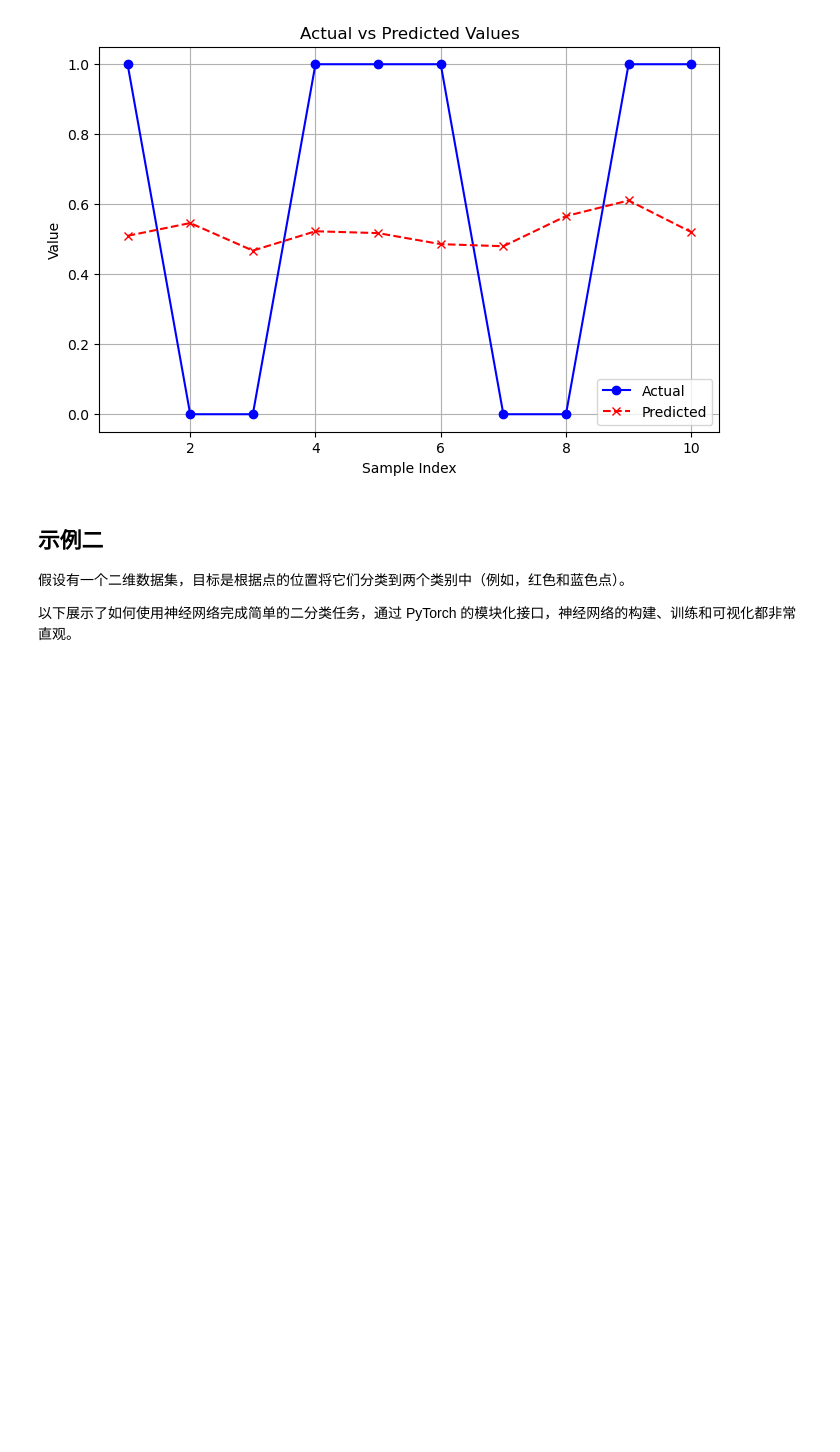
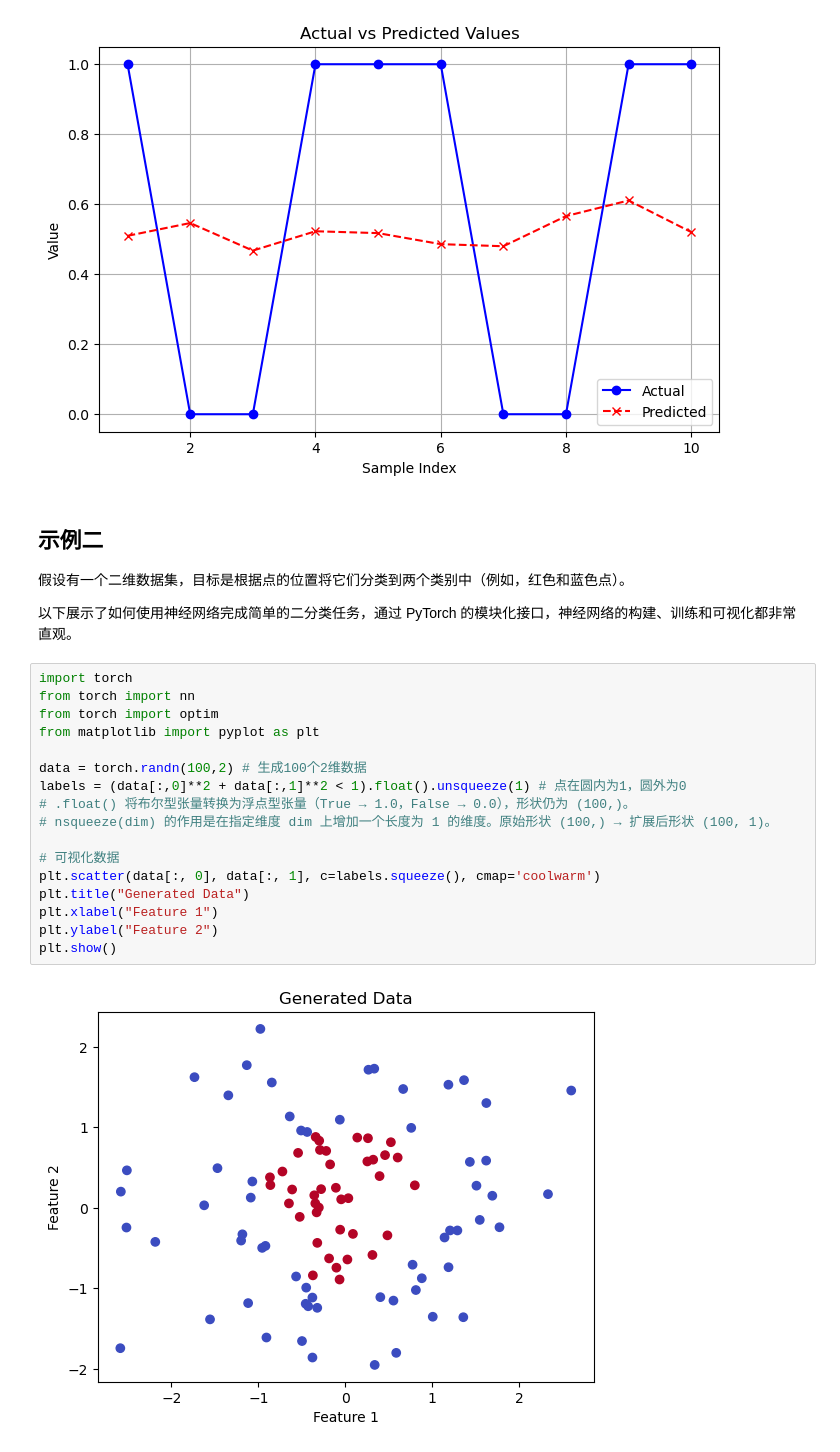
Before and after one commit to floaritay/floaritay.github.io, a Jupyter notebook: DeepLearing/PyTorch.ipynb, the cells around one changed output. Drawn from its saved outputs; the diff is of its cells as text; blank space fills up the shorter version.

Commit message:
继续对claude.ipynb和PyTorch.ipynb的编辑

```diff
--- a/DeepLearing/PyTorch.ipynb
+++ b/DeepLearing/PyTorch.ipynb
@@ -850,3 +984,22 @@ plt.show()
 假设有一个二维数据集，目标是根据点的位置将它们分类到两个类别中（例如，红色和蓝色点）。
 
 以下展示了如何使用神经网络完成简单的二分类任务，通过 PyTorch 的模块化接口，神经网络的构建、训练和可视化都非常直观。
+# %%
+import torch
+from torch import nn
+from torch import optim
+from matplotlib import pyplot as plt
+
+data = torch.randn(100,2) # 生成100个2维数据
+labels = (data[:,0]**2 + data[:,1]**2 < 1).float().unsqueeze(1) # 点在圆内为1，圆外为0
+# .float() 将布尔型张量转换为浮点型张量（True → 1.0，False → 0.0），形状仍为 (100,)。
+# nsqueeze(dim) 的作用是在指定维度 dim 上增加一个长度为 1 的维度。原始形状 (100,) → 扩展后形状 (100, 1)。
+
+# 可视化数据
+plt.scatter(data[:, 0], data[:, 1], c=labels.squeeze(), cmap='coolwarm')
+plt.title("Generated Data")
+plt.xlabel("Feature 1")
+plt.ylabel("Feature 2")
+plt.show()
+# %% [output]
+[figure, added]
```
Also changed, not shown: parts of 45 cells of this notebook, 3 other files.
